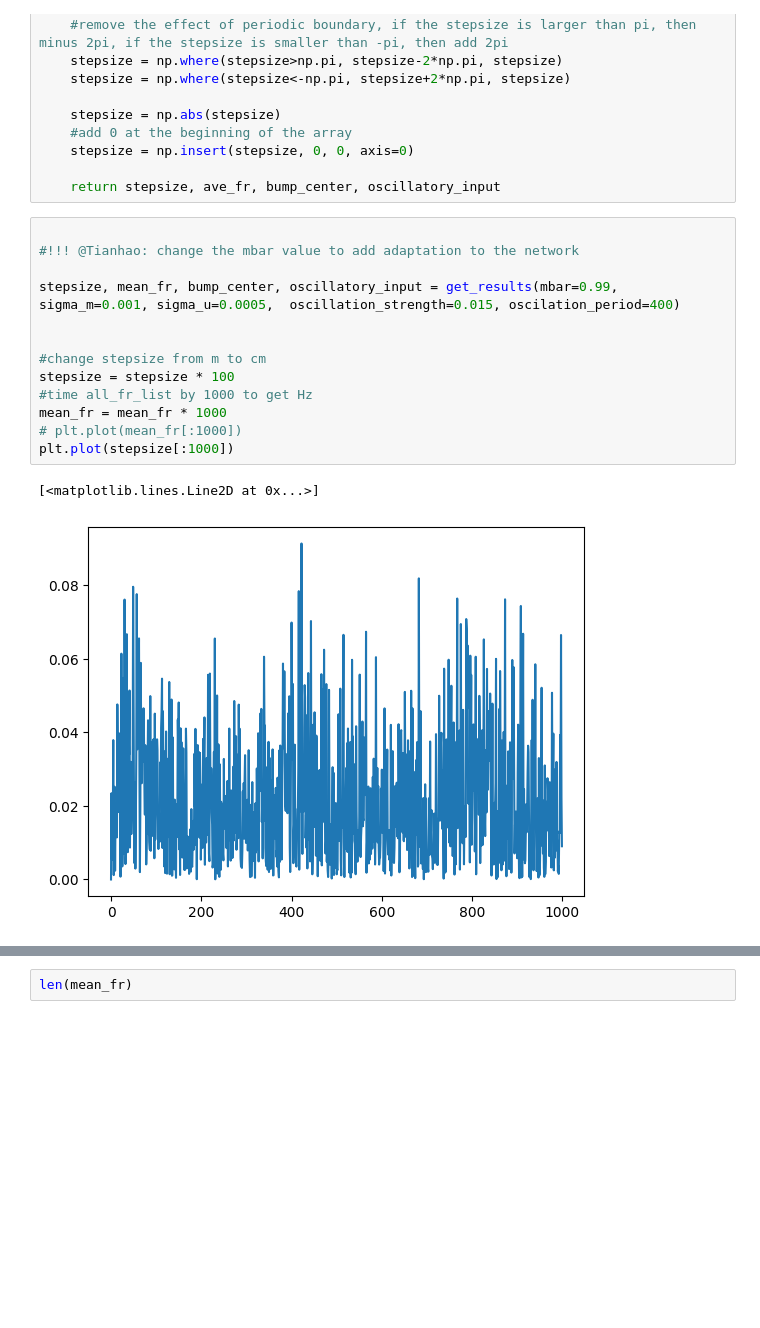
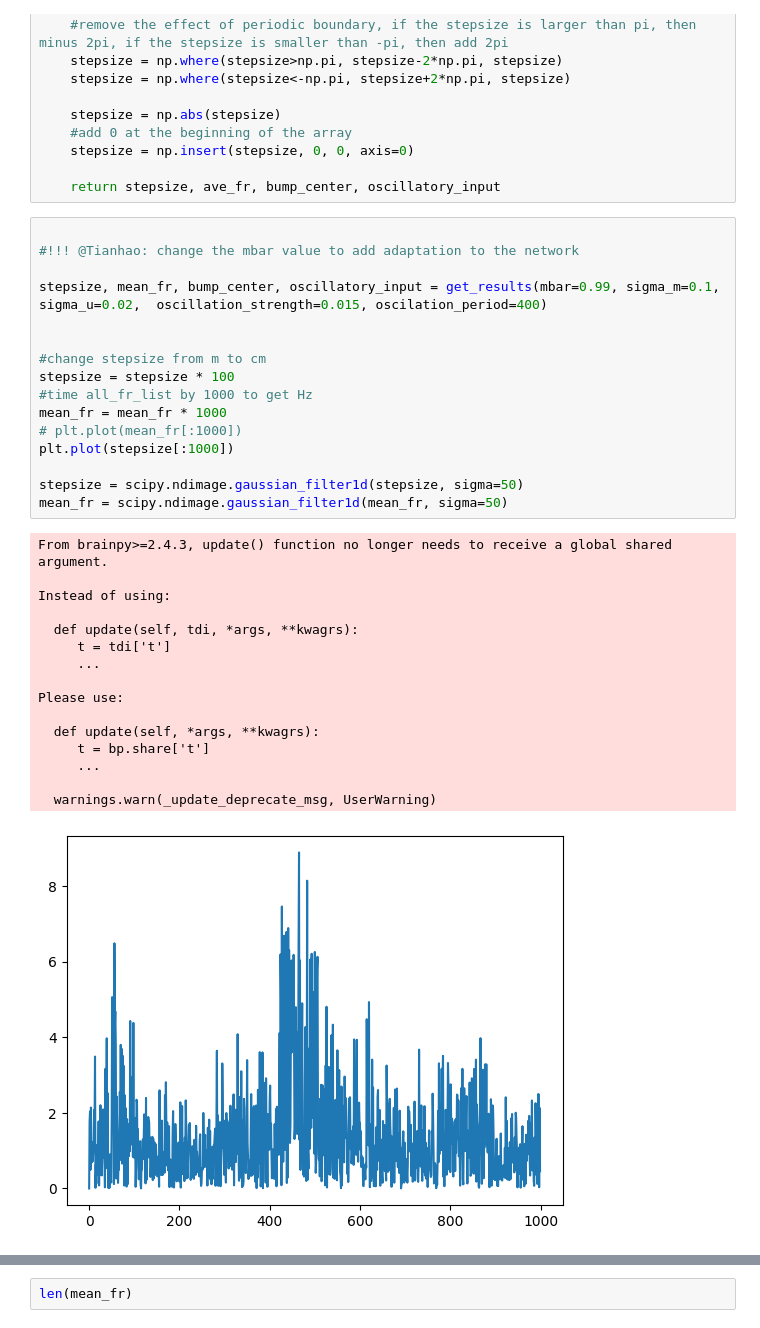
Before and after one commit to ZilongJi/AdaptiveAttractorForSequences, a Jupyter notebook: PaperFigureCode/Fig6_antiphase_locking_1DCANN.ipynb, the cells around one changed output, grey strips where cells are left out. Saved outputs shown, nothing was run; the diff lists cells and outputs as text; blank space fills up the shorter version.

```diff
--- a/PaperFigureCode/Fig6_antiphase_locking_1DCANN.ipynb
+++ b/PaperFigureCode/Fig6_antiphase_locking_1DCANN.ipynb
@@ -80,18 +80,35 @@ def get_results(mbar, sigma_m=0.1, sigma_u=0.02, oscillation_strength=0.5, oscil
 # %%
 
 #!!! @Tianhao: change the mbar value to add adaptation to the network
 
-stepsize, mean_fr, bump_center, oscillatory_input = get_results(mbar=0.99, sigma_m=0.001, sigma_u=0.0005,  oscillation_strength=0.015, oscilation_period=400)
+stepsize, mean_fr, bump_center, oscillatory_input = get_results(mbar=0.99, sigma_m=0.1, sigma_u=0.02,  oscillation_strength=0.015, oscilation_period=400)
 
 
 #change stepsize from m to cm
 stepsize = stepsize * 100
 #time all_fr_list by 1000 to get Hz
 mean_fr = mean_fr * 1000
 # plt.plot(mean_fr[:1000])
 plt.plot(stepsize[:1000])
+
+stepsize = scipy.ndimage.gaussian_filter1d(stepsize, sigma=50)
+mean_fr = scipy.ndimage.gaussian_filter1d(mean_fr, sigma=50)
 # %% [output]
-[<matplotlib.lines.Line2D at 0x...>]
+From brainpy>=2.4.3, update() function no longer needs to receive a global shared argument.
+
+Instead of using:
+
+  def update(self, tdi, *args, **kwagrs):
+     t = tdi['t']
+     ...
+
+Please use:
+
+  def update(self, *args, **kwagrs):
+     t = bp.share['t']
+     ...
+
+  warnings.warn(_update_deprecate_msg, UserWarning)
-[figure, old version]
+[figure, new version]
 # %%
 
```
Also changed, not shown: parts of 1 cell of this notebook, 3 other files.
